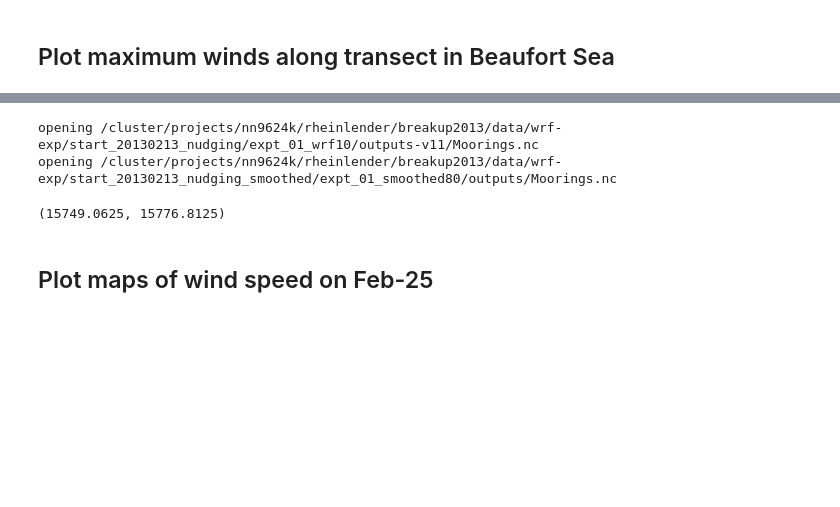
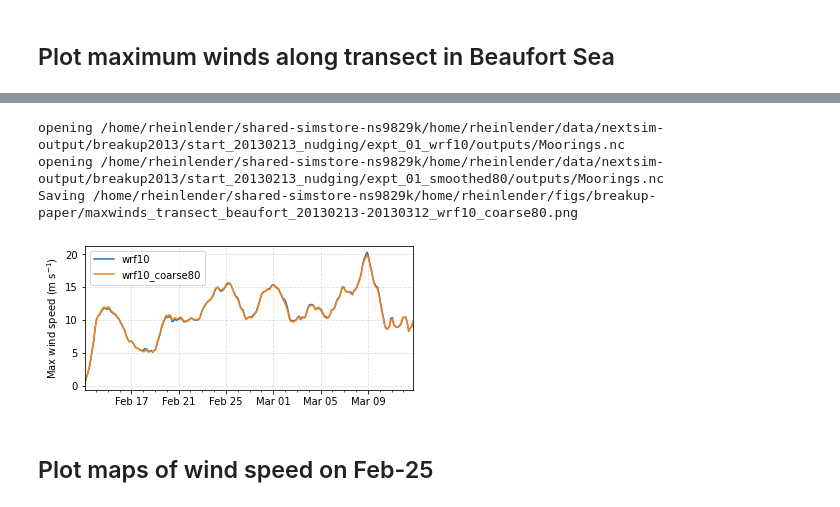
Before and after one commit to rheinlender/seaice-breakup-grl, a Jupyter notebook: plotting-scripts/winds_wrf10-coarsegrid.ipynb, the cells around one changed output, grey strips where cells are left out. Saved outputs shown, nothing was run; the diff lists cells and outputs as text; code cells hidden in the pictures; blank space fills up the shorter version.

```diff
--- a/plotting-scripts/winds_wrf10-coarsegrid.ipynb
+++ b/plotting-scripts/winds_wrf10-coarsegrid.ipynb
@@ -101,7 +101,7 @@ def plot_transect(ax, vname, outdir, moorings_file, add_insetmap=True):
     cbar.set_label(clabel)
 
     # set labels
-    locale.setlocale(locale.LC_ALL,'en_US')  # change language to EN
+#    locale.setlocale(locale.LC_ALL,'en_US')  # change language to EN
     days = mdates.DayLocator()  # every day
     dtFmt = mdates.DateFormatter('%b %d') # define the formatting
     ax.xaxis.set_major_formatter(dtFmt)
@@ -156,13 +156,15 @@ _PLOT_INFO =dict(
     icevel = ('Ice velocity (cm s$^{-1}$)', 'icevel_transect_beaufort', cmocean.cm.speed, [0, 40, 2], 'max', [5]),
 )
 
-rootdir = '/cluster/projects/nn9624k/rheinlender/breakup2013/data/wrf-exp/'
-outdir =  '/cluster/home/rheinlender/projects/aoi_case_study/python/breakup-paper/figs/'
-expts = ["start_20130213_nudging/expt_01_wrf10/outputs-v11/",
-         "start_20130213_nudging_smoothed/expt_01_smoothed80/outputs/"]
-expts_names = ["wrf10",  "wrf10-smoothed80"]
+rootdir = '/home/rheinlender/shared-simstore-ns9829k/'
+datadir = rootdir + 'home/rheinlender/data/nextsim-output/breakup2013/start_20130213_nudging/'
+outdir =  rootdir + 'home/rheinlender/figs/breakup-paper/'
 
-files = [os.path.join(rootdir, f, 'Moorings.nc') for f in expts]
+expts = ["expt_01_wrf10/outputs/",
+         "expt_01_smoothed80/outputs/"]
+expts_names = ["wrf10",  "wrf10_coarse80"]
+
+files = [os.path.join(datadir, f, 'Moorings.nc') for f in expts]
 
 # Create slice variables subset domain
 vname=['wspeed', 'icevel']
@@ -247,7 +247,15 @@ days = mdates.DayLocator()  # every day
 dtFmt = mdates.DateFormatter('%b %d') # define the formatting
 ax.xaxis.set_major_formatter(dtFmt)
 ax.xaxis.set_minor_locator(days)
-ax.set_ylabel('Max wind speed [m/s]')
+ax.set_ylabel('Max wind speed (m s$^{-1}$)')
 ax.grid(linestyle='--', alpha=0.4)
 ax.set_xlim(vtimes[0], vtimes[-1])
+
+# save figure
+figname = os.path.join(outdir,
+      '%s_%s-%s_%s' % ('maxwinds_transect_beaufort', vtimes[0].strftime('%Y%m%d'), vtimes[-1].strftime('%Y%m%d'),expts_names[1]))
+figname = figname + '.png'
+os.makedirs(os.path.dirname(figname), exist_ok=True)
+print(f'Saving {figname}')
+fig.savefig(figname, dpi=300, bbox_inches='tight')
 # %% [output]
@@ -256,6 +262,7 @@ ax.set_xlim(vtimes[0], vtimes[-1])
-opening /cluster/projects/nn9624k/rheinlender/breakup2013/data/wrf-exp/start_20130213_nudging/expt_01_wrf10/outputs-v11/Moorings.nc
-opening /cluster/projects/nn9624k/rheinlender/breakup2013/data/wrf-exp/start_20130213_nudging_smoothed/expt_01_smoothed80/outputs/Moorings.nc
+opening /home/rheinlender/shared-simstore-ns9829k/home/rheinlender/data/nextsim-output/breakup2013/start_20130213_nudging/expt_01_wrf10/outputs/Moorings.nc
+opening /home/rheinlender/shared-simstore-ns9829k/home/rheinlender/data/nextsim-output/breakup2013/start_20130213_nudging/expt_01_smoothed80/outputs/Moorings.nc
+Saving /home/rheinlender/shared-simstore-ns9829k/home/rheinlender/figs/breakup-paper/maxwinds_transect_beaufort_20130213-20130312_wrf10_coarse80.png
-(15749.0625, 15776.8125)
+[figure, added]
 # %% [markdown]
 ## Plot maps of wind speed on Feb-25
 # %%
```
Also changed, not shown: parts of 4 cells of this notebook, 20 other files.
